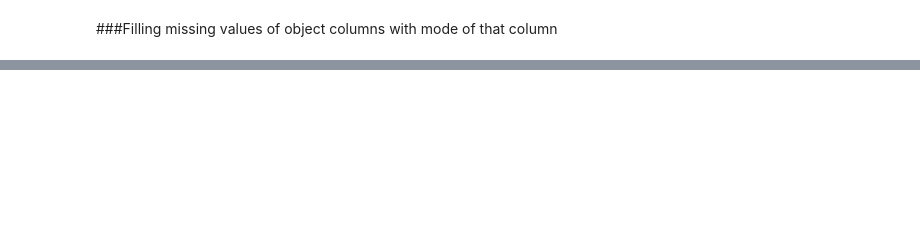
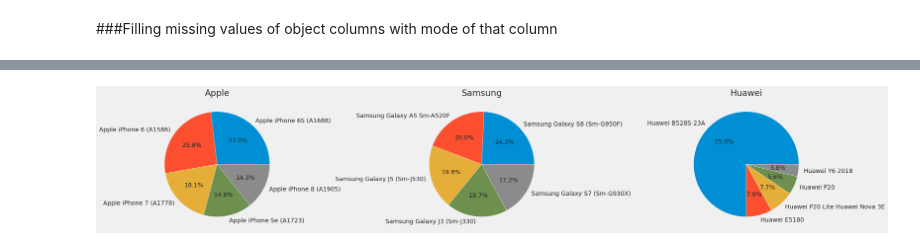
Before and after one commit to Meenakshigupta6527/Telco_Industry, a Jupyter notebook: Telco_Industry.ipynb, the cells around one changed output, grey strips where cells are left out. Drawn from its saved outputs; the diff is of its cells as text; code cells hidden in the pictures; blank space fills up the shorter version.

```diff
--- a/Telco_Industry.ipynb
+++ b/Telco_Industry.ipynb
@@ -184,0 +303,8 @@ df.describe()
+# %%
+# Count the frequency of each handset
+handset_counts = df['Handset Type'].value_counts()
+
+# Get the top 10 handsets
+top_10_handsets = handset_counts.nlargest(10)
+
+print(top_10_handsets)
@@ -184,0 +361,7 @@ df.describe()
+# %%
+#we have a dataframe df with columns 'Handset Manufacturer' and 'Handset Type'
+top_manufacturers = df['Handset Manufacturer'].value_counts().nlargest(3).index
+
+top_handsets = df[df['Handset Manufacturer'].isin(top_manufacturers)].groupby('Handset Manufacturer')['Handset Type'].apply(lambda x: x.value_counts().nlargest(5)).reset_index()
+
+print(top_handsets)
@@ -184,0 +385,16 @@ df.describe()
+# %%
+# Create a figure and axis object
+fig, axes = plt.subplots(nrows=1, ncols=3, figsize=(25,8))
+
+# Loop through the top manufacturers and create a pie chart for each
+for i, manufacturer in enumerate(top_manufacturers):
+    ax = axes[i]
+    handset_counts = df[df['Handset Manufacturer'] == manufacturer]['Handset Type'].value_counts().nlargest(5)
+    ax.pie(handset_counts.values, labels=handset_counts.index, autopct='%1.1f%%')
+    ax.set_title(manufacturer)
+
+# Set the layout and show the plot
+plt.tight_layout()
+plt.show()
+# %% [output]
+[figure, added]
```
Also changed, not shown: parts of 27 cells of this notebook.
